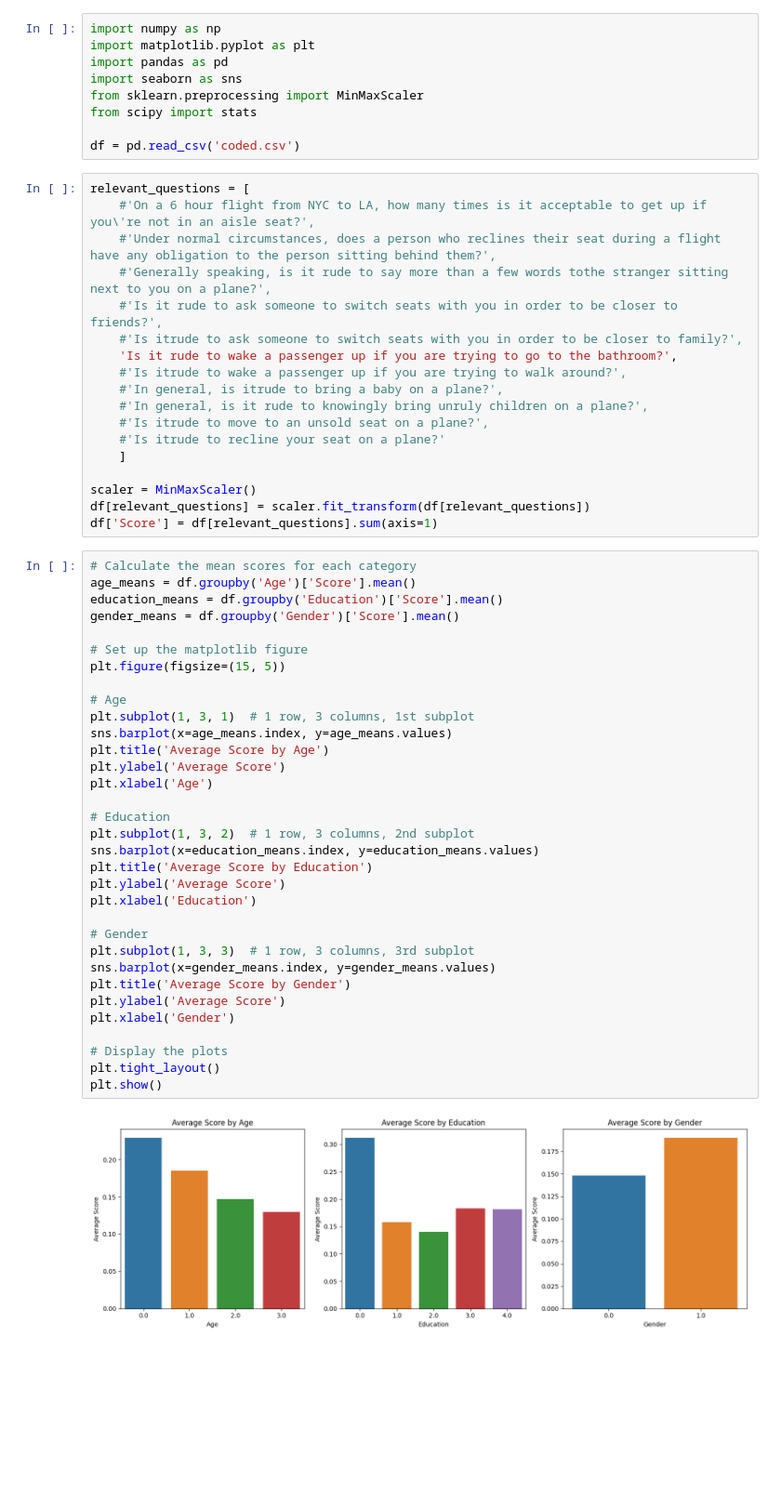
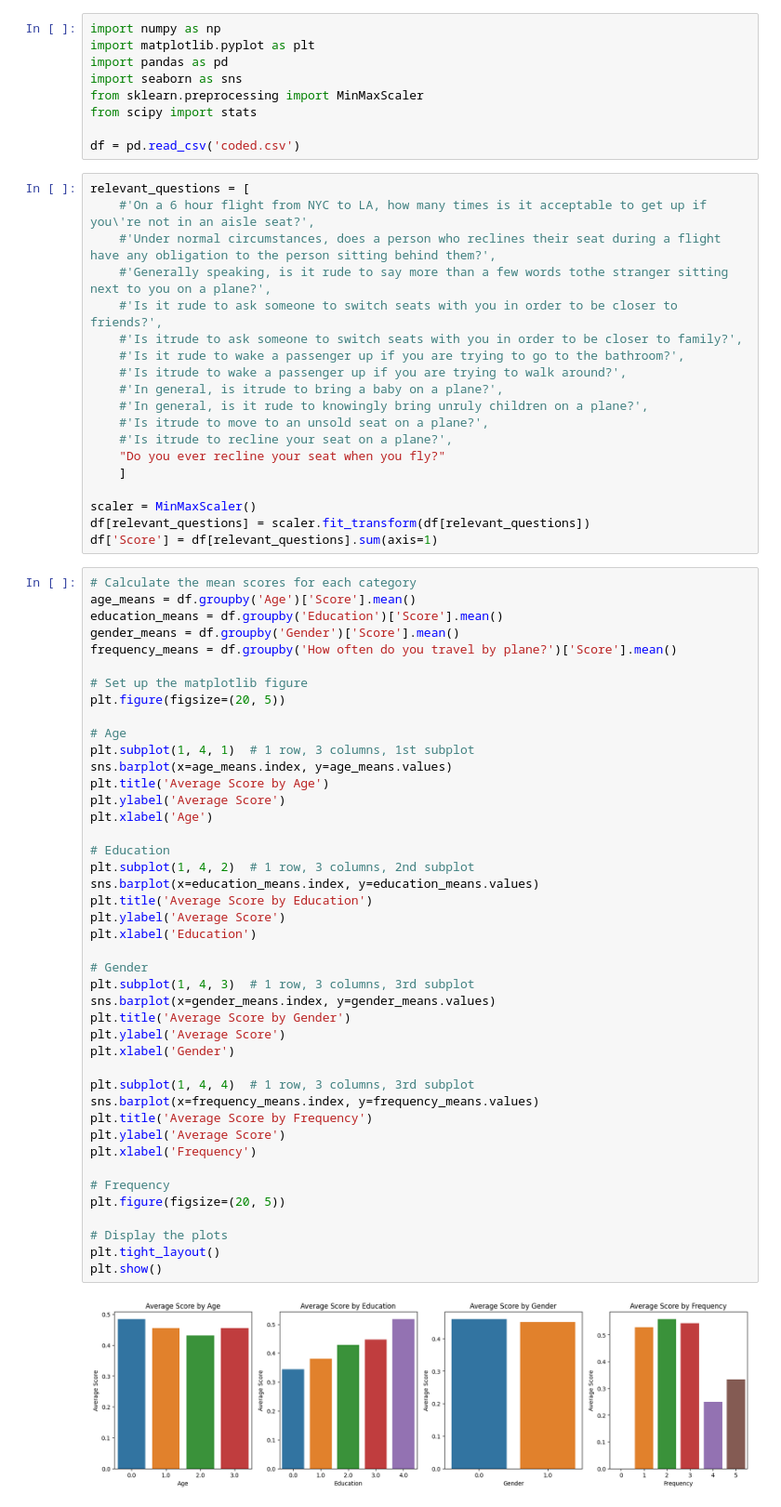
Before and after one commit to mloenker/flying-etiquette-data-lit, a Jupyter notebook: data_exploration.ipynb, the cells around one changed output. Shown: that part at 93% size. Drawn from its saved outputs; the diff is of its cells as text; blank space fills up the shorter version.

```diff
--- a/data_exploration.ipynb
+++ b/data_exploration.ipynb
@@ -14,12 +14,13 @@ relevant_questions = [
     #'Generally speaking, is it rude to say more than a few words tothe stranger sitting next to you on a plane?',
     #'Is it rude to ask someone to switch seats with you in order to be closer to friends?',
     #'Is itrude to ask someone to switch seats with you in order to be closer to family?',
-    'Is it rude to wake a passenger up if you are trying to go to the bathroom?',
+    #'Is it rude to wake a passenger up if you are trying to go to the bathroom?',
     #'Is itrude to wake a passenger up if you are trying to walk around?',
     #'In general, is itrude to bring a baby on a plane?',
     #'In general, is it rude to knowingly bring unruly children on a plane?',
     #'Is itrude to move to an unsold seat on a plane?',
-    #'Is itrude to recline your seat on a plane?'
+    #'Is itrude to recline your seat on a plane?',
+    "Do you ever recline your seat when you fly?"
     ]
 
 scaler = MinMaxScaler()
@@ -28,35 +29,45 @@ df['Score'] = df[relevant_questions].sum(axis=1)
 # %%
 # Calculate the mean scores for each category
 age_means = df.groupby('Age')['Score'].mean()
 education_means = df.groupby('Education')['Score'].mean()
 gender_means = df.groupby('Gender')['Score'].mean()
+frequency_means = df.groupby('How often do you travel by plane?')['Score'].mean()
 
 # Set up the matplotlib figure
-plt.figure(figsize=(15, 5))
+plt.figure(figsize=(20, 5))
 
 # Age
-plt.subplot(1, 3, 1)  # 1 row, 3 columns, 1st subplot
+plt.subplot(1, 4, 1)  # 1 row, 3 columns, 1st subplot
 sns.barplot(x=age_means.index, y=age_means.values)
 plt.title('Average Score by Age')
 plt.ylabel('Average Score')
 plt.xlabel('Age')
 
 # Education
-plt.subplot(1, 3, 2)  # 1 row, 3 columns, 2nd subplot
+plt.subplot(1, 4, 2)  # 1 row, 3 columns, 2nd subplot
 sns.barplot(x=education_means.index, y=education_means.values)
 plt.title('Average Score by Education')
 plt.ylabel('Average Score')
 plt.xlabel('Education')
 
 # Gender
-plt.subplot(1, 3, 3)  # 1 row, 3 columns, 3rd subplot
+plt.subplot(1, 4, 3)  # 1 row, 3 columns, 3rd subplot
 sns.barplot(x=gender_means.index, y=gender_means.values)
 plt.title('Average Score by Gender')
 plt.ylabel('Average Score')
 plt.xlabel('Gender')
 
+plt.subplot(1, 4, 4)  # 1 row, 3 columns, 3rd subplot
+sns.barplot(x=frequency_means.index, y=frequency_means.values)
+plt.title('Average Score by Frequency')
+plt.ylabel('Average Score')
+plt.xlabel('Frequency')
+
+# Frequency
+plt.figure(figsize=(20, 5))
+
 # Display the plots
 plt.tight_layout()
 plt.show()
 # %% [output]
-[figure, old version]
+[figure, new version]
```
Also changed, not shown: parts of 1 cell of this notebook.
